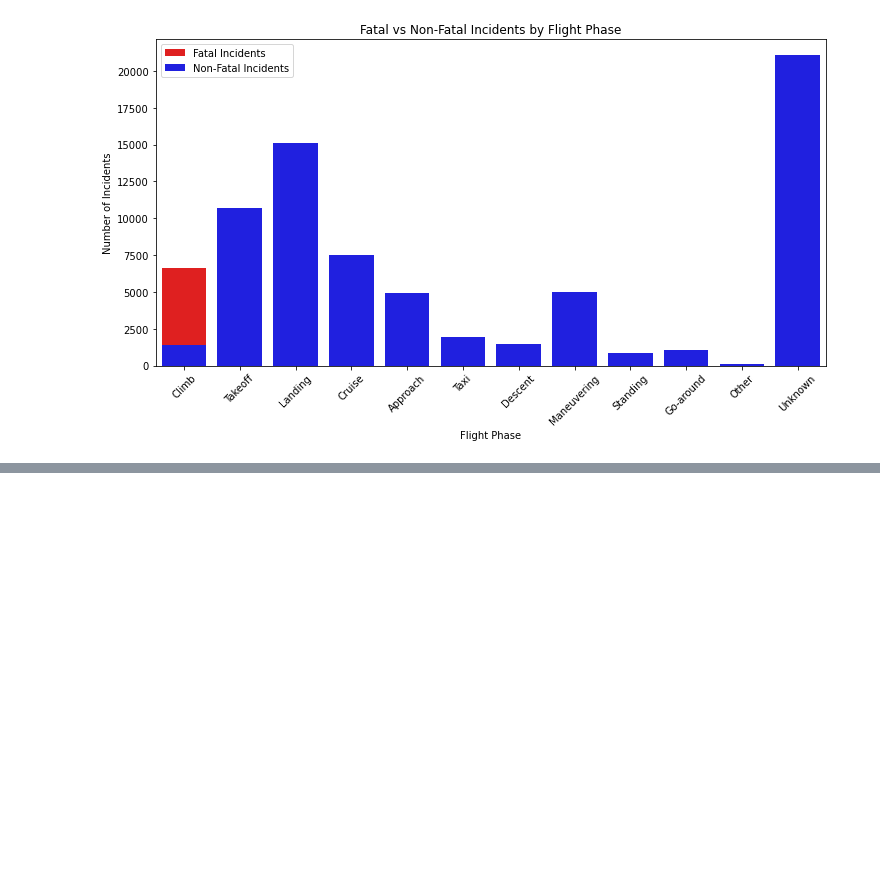
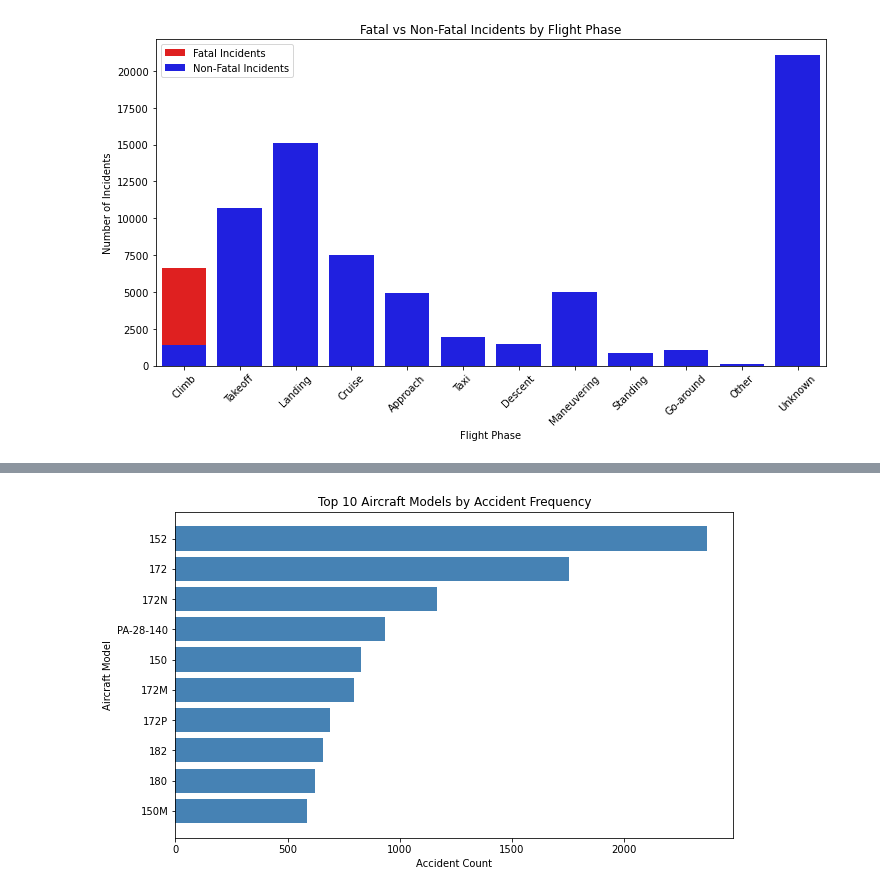
Before and after one commit to mojay6111/dsc-phase-1-project_1, a Jupyter notebook: student.ipynb, the cells around one changed output, grey strips where cells are left out. Saved outputs shown, nothing was run; the diff lists cells and outputs as text; code cells hidden in the pictures; blank space fills up the shorter version.

```diff
--- a/student.ipynb
+++ b/student.ipynb
@@ -820,0 +879,19 @@ data.to_excel('cleaned_aircraft_data.xlsx', index=False)
+# %%
+import matplotlib.pyplot as plt
+
+# Grouping by Make, Model, and Aircraft Category to calculate accident frequency
+accident_frequency = data.groupby(['Make', 'Model', 'Aircraft.Category']).size().reset_index(name='Accident Count')
+
+# Sorting the aircraft models with the highest accident counts
+accident_frequency_sorted = accident_frequency.sort_values(by='Accident Count', ascending=False).head(10)
+
+# Plotting accident frequency for the top 10 aircraft models
+plt.figure(figsize=(10,6))
+plt.barh(accident_frequency_sorted['Model'], accident_frequency_sorted['Accident Count'], color='steelblue')
+plt.xlabel('Accident Count')
+plt.ylabel('Aircraft Model')
+plt.title('Top 10 Aircraft Models by Accident Frequency')
+plt.gca().invert_yaxis()
+plt.show()
+# %% [output]
+[figure, added]
```
Also changed, not shown: parts of 15 cells of this notebook, 1 other file.
